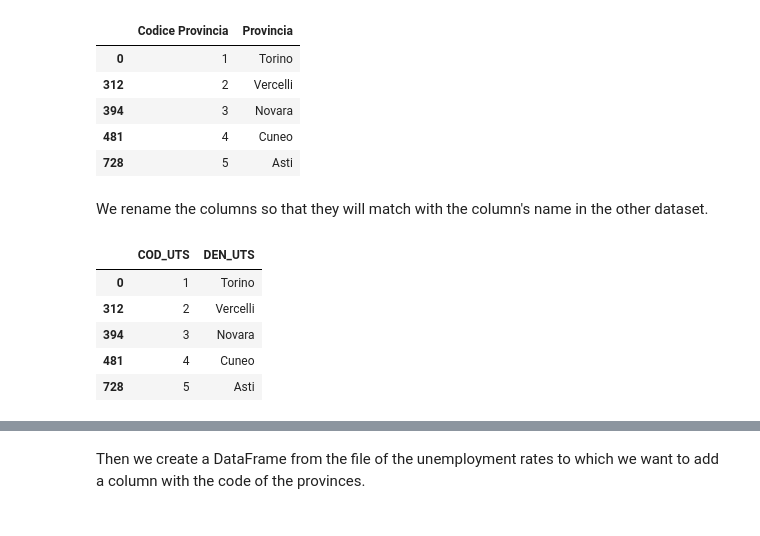
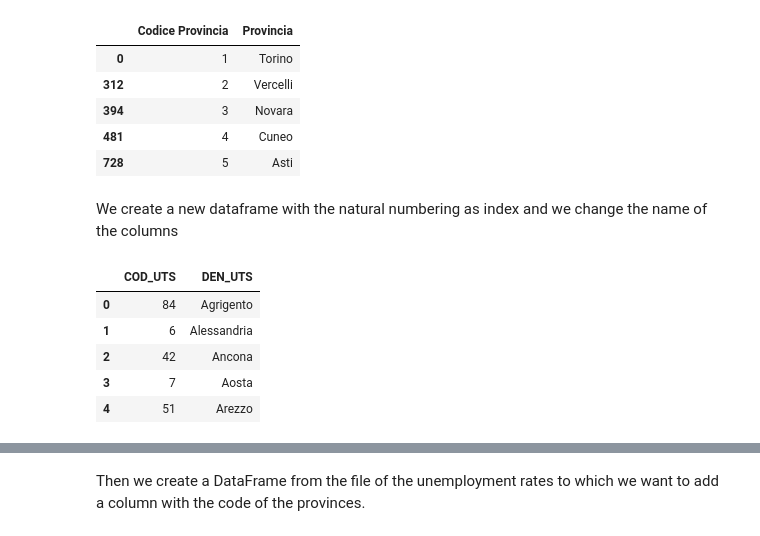
Before and after one commit to luigiselmi/datascience, a Jupyter notebook: python/intro_to_pandas.ipynb, the cells around one changed output, grey strips where cells are left out. Drawn from its saved outputs; the diff is of its cells as text; code cells hidden in the pictures.

```diff
--- a/python/intro_to_pandas.ipynb
+++ b/python/intro_to_pandas.ipynb
@@ -295,15 +295,17 @@ provinces.head()
 | 394 | 3 | Novara |
 | 481 | 4 | Cuneo |
 | 728 | 5 | Asti |
-# %% [markdown]
-We rename the columns so that they will match with the column's name in the other dataset.
-# %%
-provinces.rename(columns={'Codice Provincia': 'COD_UTS', 'Provincia': 'DEN_UTS'}, inplace=True)
-provinces.head()
-# %% [output]
-|  | COD_UTS | DEN_UTS |
-| 0 | 1 | Torino |
-| 312 | 2 | Vercelli |
-| 394 | 3 | Novara |
-| 481 | 4 | Cuneo |
-| 728 | 5 | Asti |
+# %% [markdown]
+We create a new dataframe with the natural numbering as index and we change the name of the columns
+# %%
+provinces_tmp.sort_values(by='Provincia', inplace=True)
+nat_index = pd.Series(np.arange(0, len(provinces)))
+provinces = pd.DataFrame(provinces_tmp.values, columns=['COD_UTS', 'DEN_UTS'], index=nat_index)
+provinces.head()
+# %% [output]
+|  | COD_UTS | DEN_UTS |
+| 0 | 84 | Agrigento |
+| 1 | 6 | Alessandria |
+| 2 | 42 | Ancona |
+| 3 | 7 | Aosta |
+| 4 | 51 | Arezzo |
```
Also changed, not shown: parts of 15 cells of this notebook.
